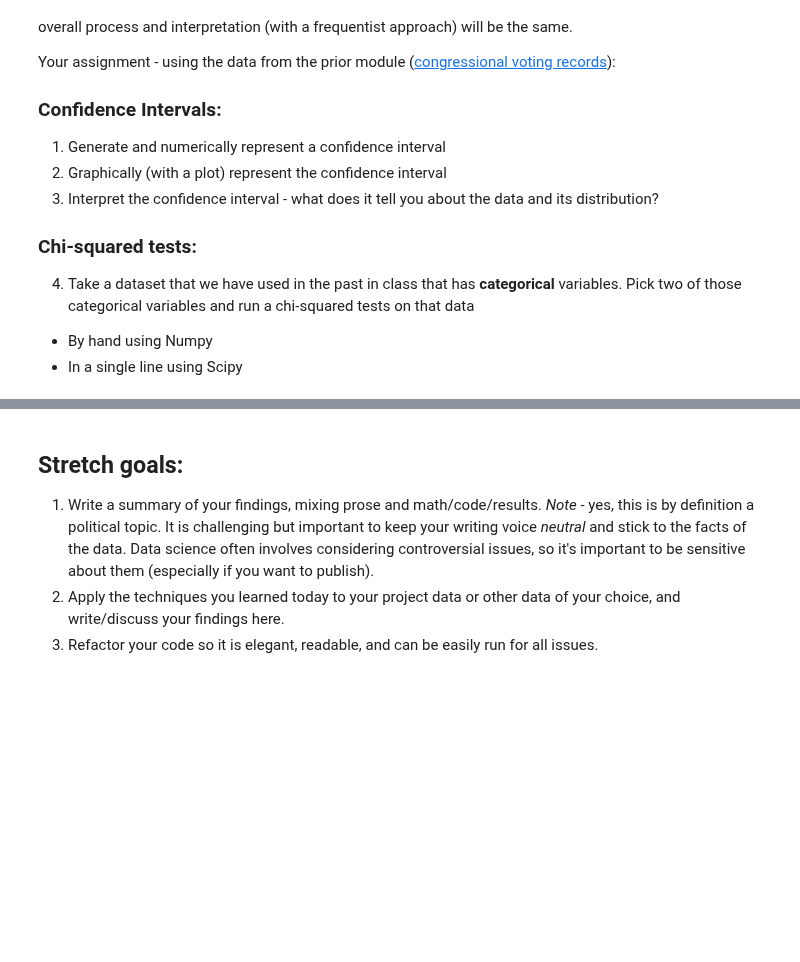
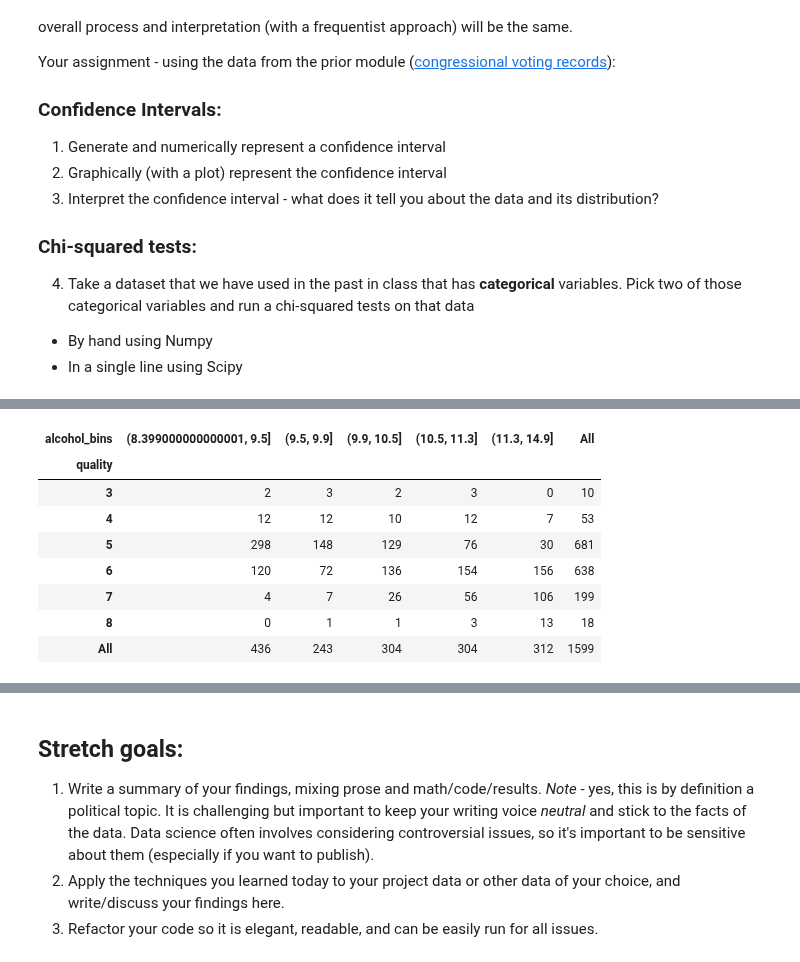
Before and after one commit to bloominstituteoftechnology/DS-Unit-1-Sprint-2-Statistics, a Jupyter notebook: module2/LS_DS_122_Sampling_Confidence_Intervals_and_Hypothesis_Testing_Assignment.ipynb, the cells around one changed output, grey strips where cells are left out. Saved outputs shown, nothing was run; the diff lists cells and outputs as text; code cells hidden in the pictures; blank space fills up the shorter version.

```diff
--- a/module2/LS_DS_122_Sampling_Confidence_Intervals_and_Hypothesis_Testing_Assignment.ipynb
+++ b/module2/LS_DS_122_Sampling_Confidence_Intervals_and_Hypothesis_Testing_Assignment.ipynb
@@ -31,0 +144,3 @@ Your assignment - using the data from the prior module ([congressional voting re
+# %%
+wine_quality = pd.read_csv("winequality-red.csv", sep = ";")
+wine_quality.head()
@@ -31,0 +154,15 @@ Your assignment - using the data from the prior module ([congressional voting re
+# %%
+wine_quality['alcohol_bins'] = pd.qcut(wine_quality['alcohol'], 5)
+# %%
+crosstab = pd.crosstab(wine_quality['quality'], wine_quality['alcohol_bins'], margins = True)
+crosstab
+# %% [output]
+| alcohol_bins | (8.399000000000001, 9.5] | (9.5, 9.9] | (9.9, 10.5] | (10.5, 11.3] | (11.3, 14.9] | All |
+| quality |  |  |  |  |  |  |
+| 3 | 2 | 3 | 2 | 3 | 0 | 10 |
+| 4 | 12 | 12 | 10 | 12 | 7 | 53 |
+| 5 | 298 | 148 | 129 | 76 | 30 | 681 |
+| 6 | 120 | 72 | 136 | 154 | 156 | 638 |
+| 7 | 4 | 7 | 26 | 56 | 106 | 199 |
+| 8 | 0 | 1 | 1 | 3 | 13 | 18 |
+| All | 436 | 243 | 304 | 304 | 312 | 1599 |
```
Also changed, not shown: parts of 27 cells of this notebook.
